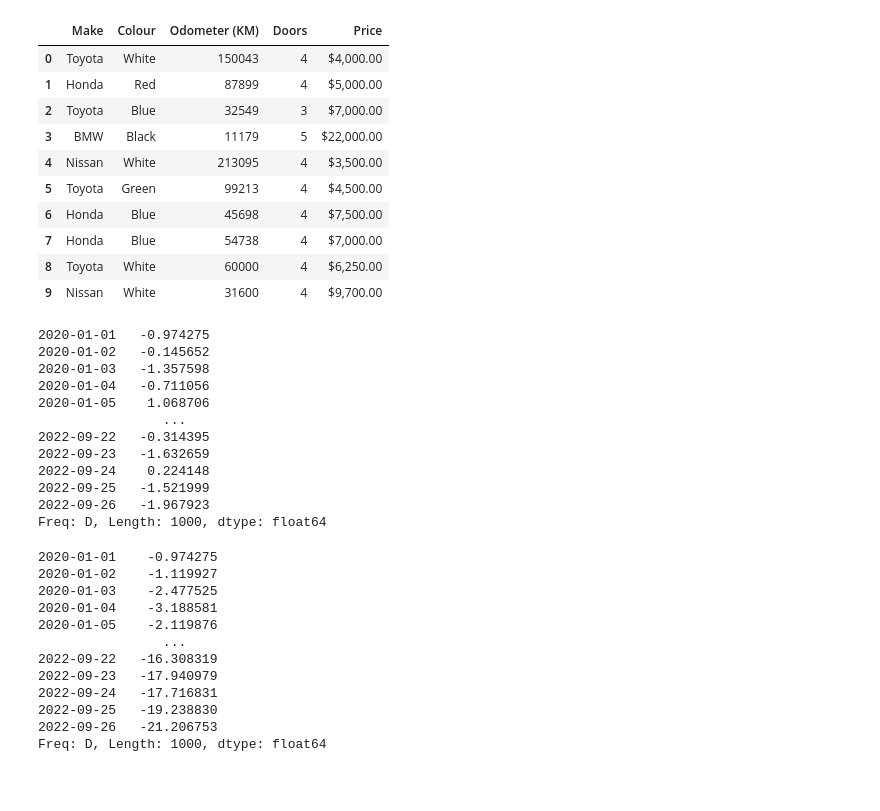
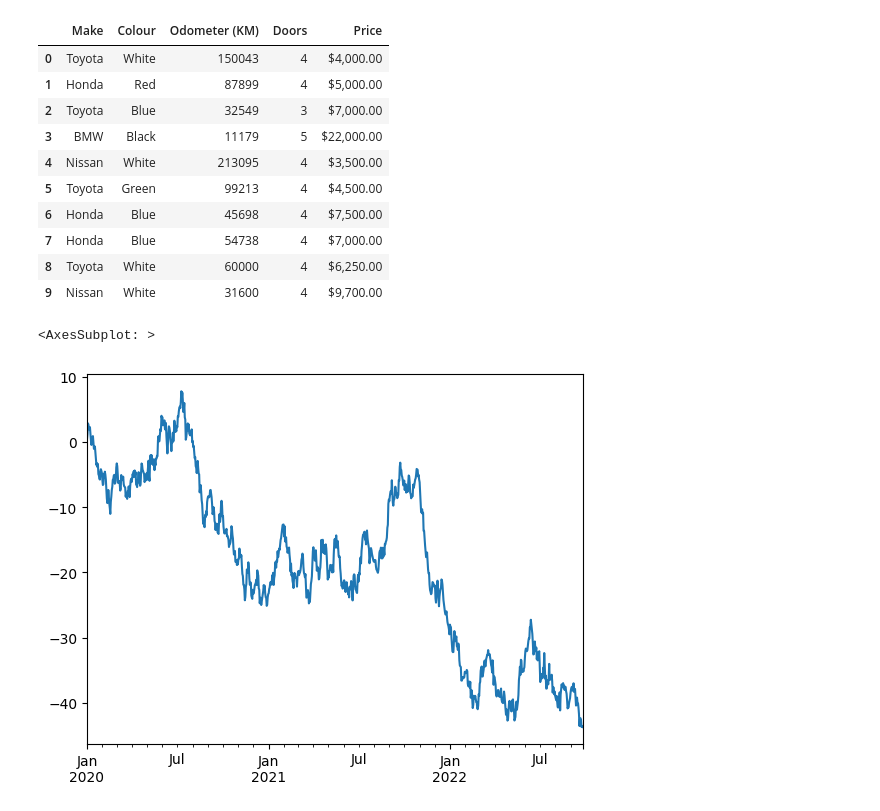
Before and after one commit to danhenriquex/Learning_Data_Science, a Jupyter notebook: matplotlib/Matplotlib.ipynb, the cells around one changed output. Drawn from its saved outputs; the diff is of its cells as text; code cells hidden in the pictures; blank space fills up the shorter version.

```diff
--- a/matplotlib/Matplotlib.ipynb
+++ b/matplotlib/Matplotlib.ipynb
@@ -181,34 +181,9 @@ car_sales
 # %%
 # Start with some dummy data
 ts = pd.Series(np.random.randn(1000),
                index=pd.date_range('1/1/2020', periods=1000))
-ts
+ts = ts.cumsum()
+ts.plot()
 # %% [output]
-2020-01-01   -0.974275
-2020-01-02   -0.145652
-2020-01-03   -1.357598
-2020-01-04   -0.711056
-2020-01-05    1.068706
-                ...
-2022-09-22   -0.314395
-2022-09-23   -1.632659
-2022-09-24    0.224148
-2022-09-25   -1.521999
-2022-09-26   -1.967923
-Freq: D, Length: 1000, dtype: float64
+<AxesSubplot: >
+[figure, added]
-# %%
-# What does cumsum() do?
-ts.cumsum()
-# %% [output]
-2020-01-01    -0.974275
-2020-01-02    -1.119927
-2020-01-03    -2.477525
-2020-01-04    -3.188581
-2020-01-05    -2.119876
-                ...
-2022-09-22   -16.308319
-2022-09-23   -17.940979
-2022-09-24   -17.716831
-2022-09-25   -19.238830
-2022-09-26   -21.206753
-Freq: D, Length: 1000, dtype: float64
```
Also changed, not shown: parts of 49 cells of this notebook, 3 other files.
